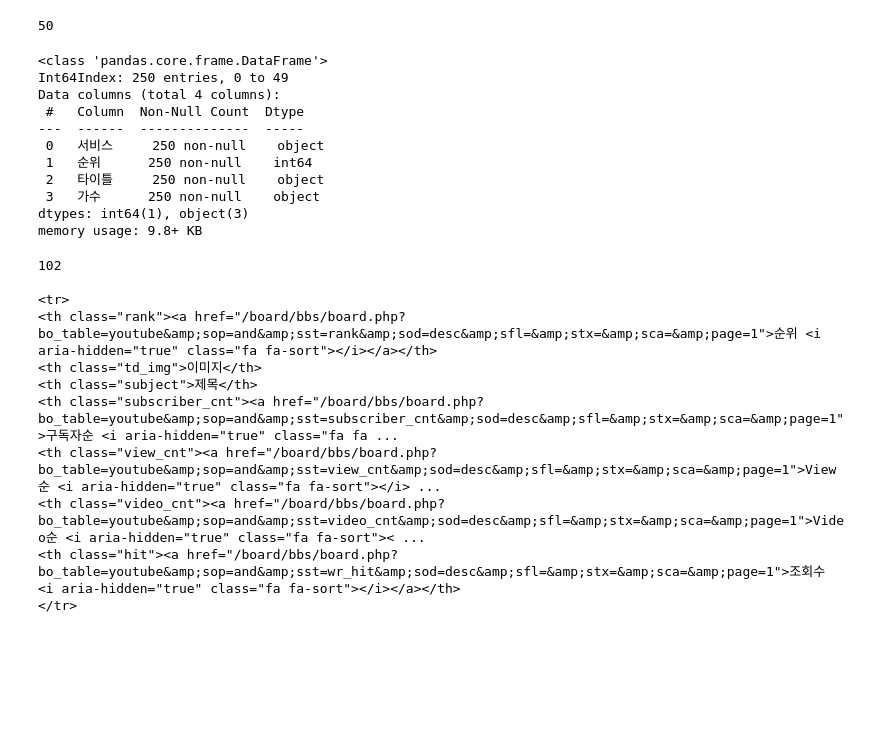
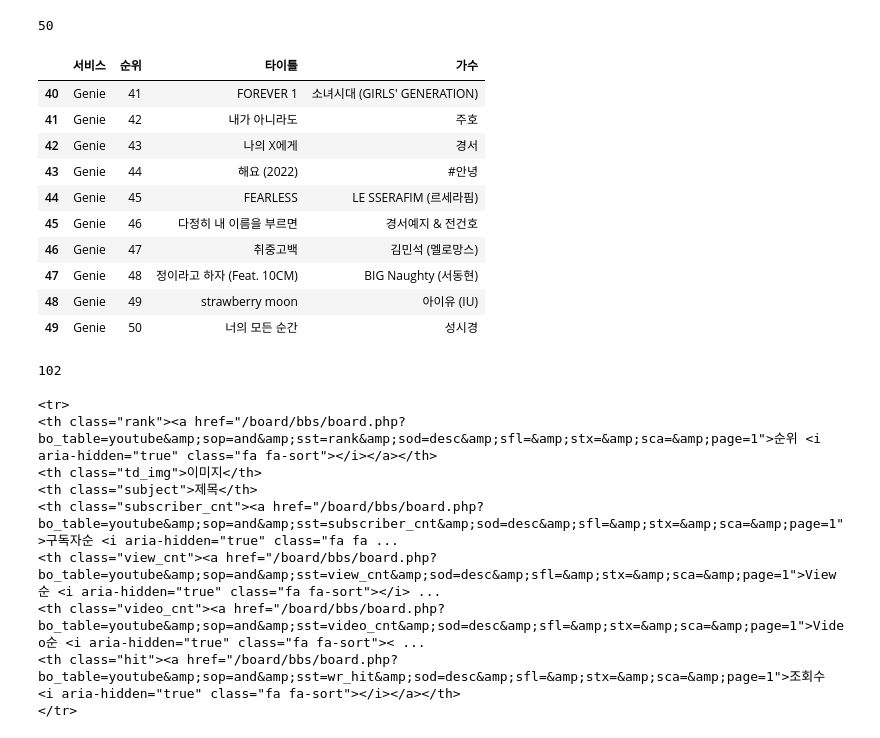
Before and after one commit to papasmf1/python221024, a Jupyter notebook: 데이터사이언스활용01.ipynb, the cells around one changed output. Cells and saved outputs as stored; diff of their text form; code cells hidden in the pictures; blank space fills up the shorter version.

```diff
--- a/데이터사이언스활용01.ipynb
+++ b/데이터사이언스활용01.ipynb
@@ -728,25 +758,26 @@ pd_data.to_excel('c:\work\genie.xlsx', index=False)
 # %%
 #멜론, 벅스, 지니 크롤링 엑셀 파일 통합하기
 import pandas as pd
 excel_names = ['c:\\work\\melon.xlsx','c:\\work\\bugs.xlsx','c:\\work\\genie.xlsx']
 appended_data = pd.DataFrame()
 for name in excel_names:
     pd_data = pd.read_excel(name)
     appended_data = appended_data.append(pd_data)
 
-appended_data.info()
+#appended_data.info()
+appended_data.tail(10)
 # %% [output]
-<class 'pandas.core.frame.DataFrame'>
-Int64Index: 250 entries, 0 to 49
-Data columns (total 4 columns):
- #   Column  Non-Null Count  Dtype
----  ------  --------------  -----
- 0   서비스     250 non-null    object
- 1   순위      250 non-null    int64
- 2   타이틀     250 non-null    object
- 3   가수      250 non-null    object
-dtypes: int64(1), object(3)
-memory usage: 9.8+ KB
+|  | 서비스 | 순위 | 타이틀 | 가수 |
+| 40 | Genie | 41 | FOREVER 1 | 소녀시대 (GIRLS' GENERATION) |
+| 41 | Genie | 42 | 내가 아니라도 | 주호 |
+| 42 | Genie | 43 | 나의 X에게 | 경서 |
+| 43 | Genie | 44 | 해요 (2022) | #안녕 |
+| 44 | Genie | 45 | FEARLESS | LE SSERAFIM (르세라핌) |
+| 45 | Genie | 46 | 다정히 내 이름을 부르면 | 경서예지 & 전건호 |
+| 46 | Genie | 47 | 취중고백 | 김민석 (멜로망스) |
+| 47 | Genie | 48 | 정이라고 하자 (Feat. 10CM) | BIG Naughty (서동현) |
+| 48 | Genie | 49 | strawberry moon | 아이유 (IU) |
+| 49 | Genie | 50 | 너의 모든 순간 | 성시경 |
 # %%
 #통합한 크롤링 결과를 엑셀 파일로 저장하기
 appended_data.to_excel('c:\\work\\total.xlsx', index=False)
```
Also changed, not shown: parts of 26 cells of this notebook, 5 other files.
